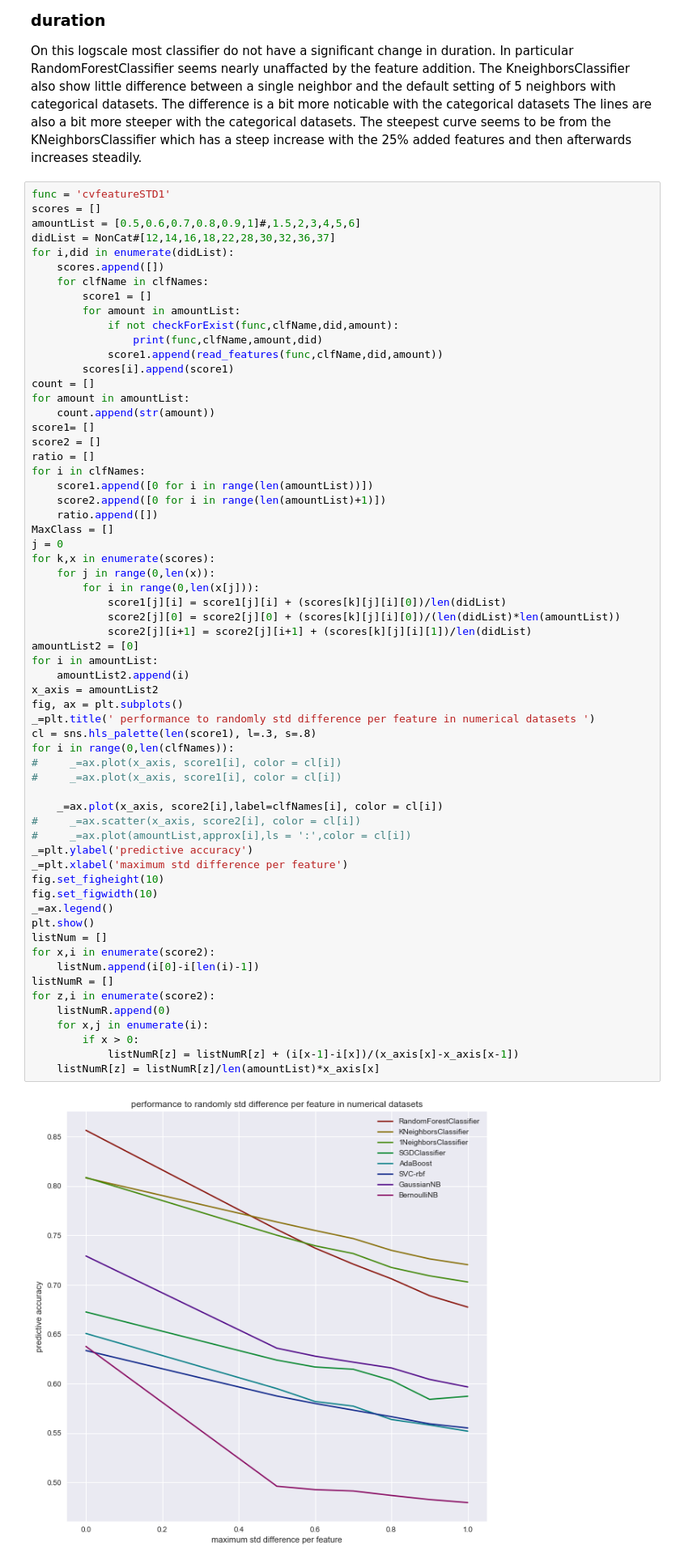
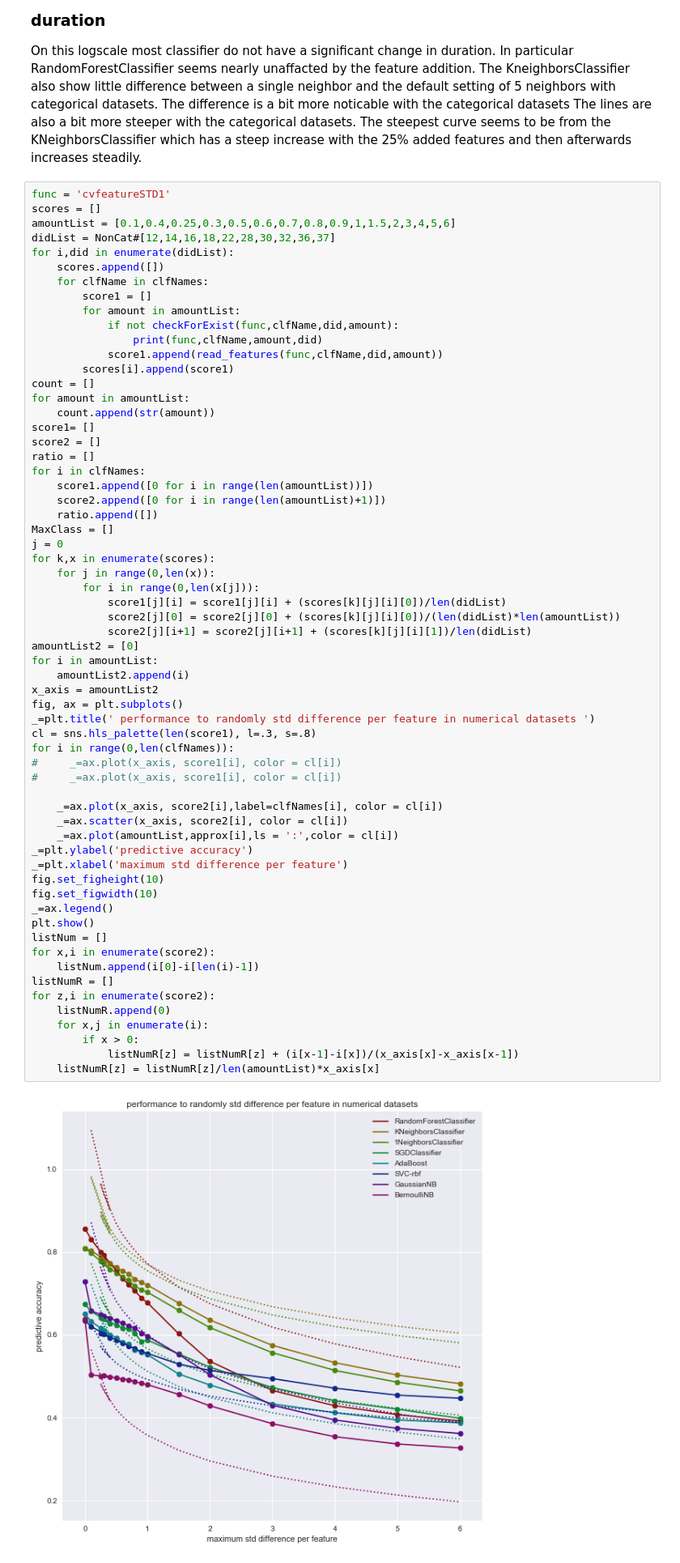
Before and after one commit to lieeuwos/Primitive_annotations, a Jupyter notebook: Showing.ipynb, the cells around one changed output. Shown at 81% size. Cells and saved outputs as stored; diff of their text form.

```diff
--- a/Showing.ipynb
+++ b/Showing.ipynb
@@ -348,7 +348,7 @@ The steepest curve seems to be from the KNeighborsClassifier which has a steep i
 # %%
 func = 'cvfeatureSTD1'
 scores = []
-amountList = [0.5,0.6,0.7,0.8,0.9,1]#,1.5,2,3,4,5,6]
+amountList = [0.1,0.4,0.25,0.3,0.5,0.6,0.7,0.8,0.9,1,1.5,2,3,4,5,6]
 didList = NonCat#[12,14,16,18,22,28,30,32,36,37]
 for i,did in enumerate(didList):
     scores.append([])
@@ -379,36 +379,36 @@ for k,x in enumerate(scores):
             score2[j][i+1] = score2[j][i+1] + (scores[k][j][i][1])/len(didList)
 amountList2 = [0]
 for i in amountList:
     amountList2.append(i)
 x_axis = amountList2
 fig, ax = plt.subplots()
 _=plt.title(' performance to randomly std difference per feature in numerical datasets ')
 cl = sns.hls_palette(len(score1), l=.3, s=.8)
 for i in range(0,len(clfNames)):
 #     _=ax.plot(x_axis, score1[i], color = cl[i])
 #     _=ax.plot(x_axis, score1[i], color = cl[i])
 
     _=ax.plot(x_axis, score2[i],label=clfNames[i], color = cl[i])
-#     _=ax.scatter(x_axis, score2[i], color = cl[i])
-#     _=ax.plot(amountList,approx[i],ls = ':',color = cl[i])
+    _=ax.scatter(x_axis, score2[i], color = cl[i])
+    _=ax.plot(amountList,approx[i],ls = ':',color = cl[i])
 _=plt.ylabel('predictive accuracy')
 _=plt.xlabel('maximum std difference per feature')
 fig.set_figheight(10)
 fig.set_figwidth(10)
 _=ax.legend()
 plt.show()
 listNum = []
 for x,i in enumerate(score2):
     listNum.append(i[0]-i[len(i)-1])
 listNumR = []
 for z,i in enumerate(score2):
     listNumR.append(0)
     for x,j in enumerate(i):
         if x > 0:
             listNumR[z] = listNumR[z] + (i[x-1]-i[x])/(x_axis[x]-x_axis[x-1])
     listNumR[z] = listNumR[z]/len(amountList)*x_axis[x]
 # %% [output]
-[figure, old version]
+[figure, new version]
 # %% [markdown]
 ## std difference per feature
 for each feature the standard deviation(std) is calculated and there is a 50% change to add and a 50% to decrease the feature by a value. This value is uniformly picked between 0 and the maximum std difference for the specific feature. In short(+/- random*amount*std)
```
Also changed, not shown: parts of 2 cells of this notebook, 2 other files.
